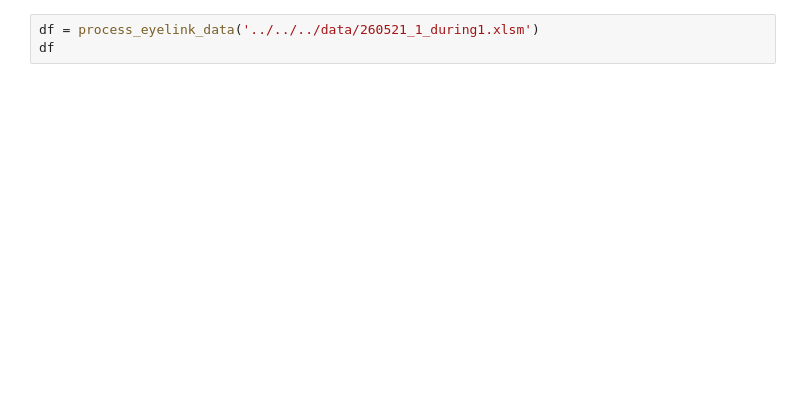
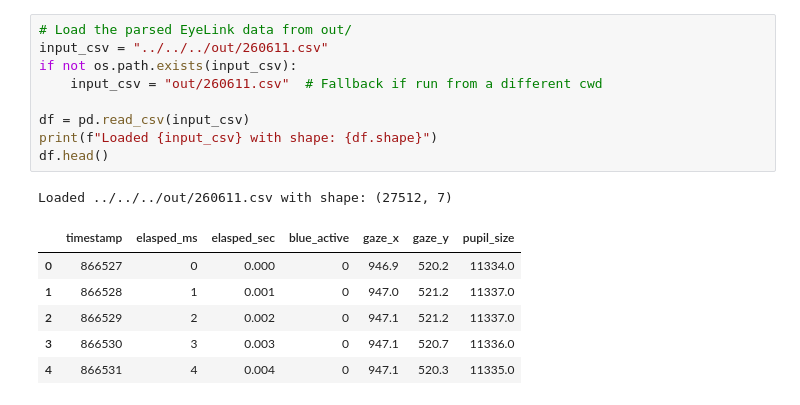
Before and after one commit to StrixzIV/tokai-internship, a Jupyter notebook: src/python/led-flash/eyelink-1000Hz.ipynb, the cells around one changed output. Cells and saved outputs as stored; diff of their text form; blank space fills up the shorter version.

```diff
--- a/src/python/led-flash/eyelink-1000Hz.ipynb
+++ b/src/python/led-flash/eyelink-1000Hz.ipynb
@@ -100,3 +15,17 @@ def process_eyelink_data(file_path):
-# %%
-df = process_eyelink_data('../../../data/260521_1_during1.xlsm')
-df
+# %%
+# Load the parsed EyeLink data from out/
+input_csv = "../../../out/260611.csv"
+if not os.path.exists(input_csv):
+    input_csv = "out/260611.csv"  # Fallback if run from a different cwd
+
+df = pd.read_csv(input_csv)
+print(f"Loaded {input_csv} with shape: {df.shape}")
+df.head()
+# %% [output]
+Loaded ../../../out/260611.csv with shape: (27512, 7)
+|  | timestamp | elasped_ms | elasped_sec | blue_active | gaze_x | gaze_y | pupil_size |
+| 0 | 866527 | 0 | 0.000 | 0 | 946.9 | 520.2 | 11334.0 |
+| 1 | 866528 | 1 | 0.001 | 0 | 947.0 | 521.2 | 11337.0 |
+| 2 | 866529 | 2 | 0.002 | 0 | 947.1 | 521.2 | 11337.0 |
+| 3 | 866530 | 3 | 0.003 | 0 | 947.1 | 520.7 | 11336.0 |
+| 4 | 866531 | 4 | 0.004 | 0 | 947.1 | 520.3 | 11335.0 |
```
Also changed, not shown: parts of 6 cells of this notebook, 4 other files.
